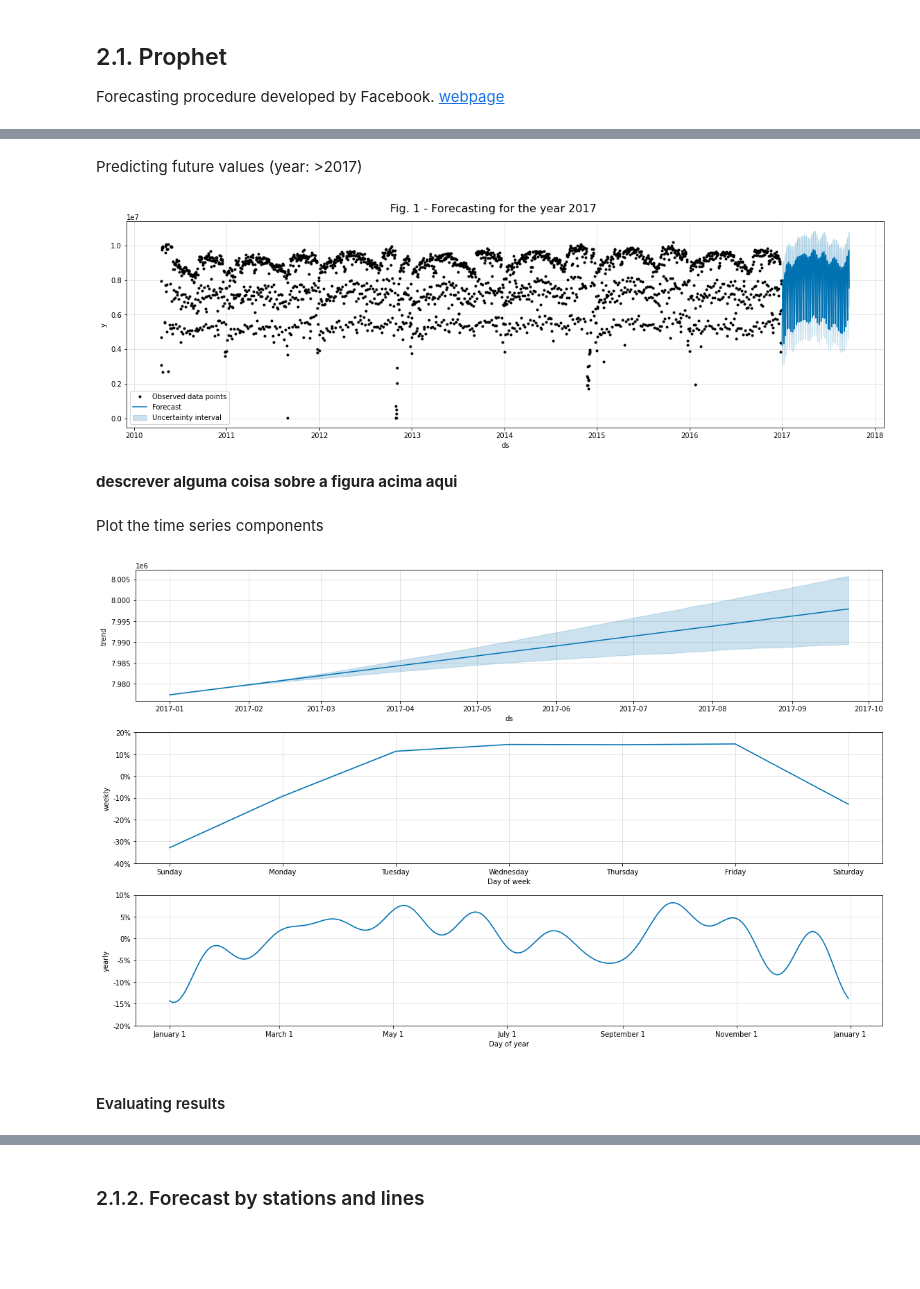
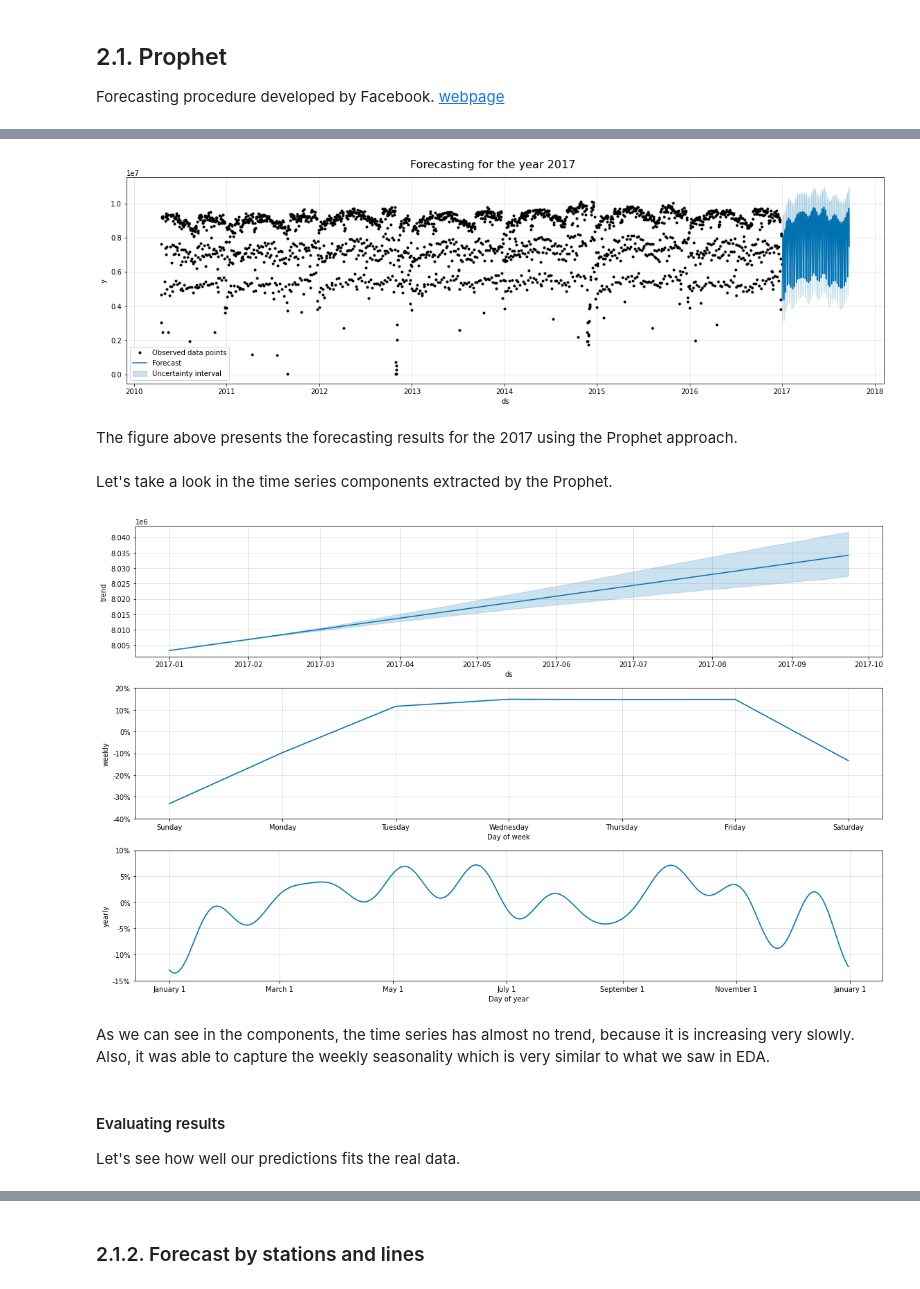
Before and after one commit to esgario/nyc-metro-forecasting, a Jupyter notebook: 2_forecasting.ipynb, the cells around one changed output, grey strips where cells are left out. Saved outputs shown, nothing was run; the diff lists cells and outputs as text; code cells hidden in the pictures; blank space fills up the shorter version.

```diff
--- a/2_forecasting.ipynb
+++ b/2_forecasting.ipynb
@@ -34,15 +45,15 @@ warnings.filterwarnings('ignore')
 # %%
 DATASET_FOLDER = 'dataset'
 
-STATION_TEST = '121 ST'
+STATION_TEST = '14 ST'
 
 LINE_TEST = '2345ACJZ'
 
 # Dataframe with traffic by station and day
-df_st = pd.read_csv(os.path.join(DATASET_FOLDER, 'daily_traffic_by_station.csv'), parse_dates=["datetime"])
+df_st = pd.read_parquet(os.path.join(DATASET_FOLDER, 'daily_traffic_by_station.parquet'))
 
 # Dataframe with traffic by linename and day
-df_ln = pd.read_csv(os.path.join(DATASET_FOLDER, 'daily_traffic_by_line.csv'), parse_dates=["datetime"])
+df_ln = pd.read_parquet(os.path.join(DATASET_FOLDER, 'daily_traffic_by_line.parquet'))
 
 # Dataframe with the total traffic by day
 df_tot = df_ln.groupby('datetime').traffic.sum().reset_index()
@@ -82,4 +93,2 @@ m.fit(df_train)
 <prophet.forecaster.Prophet at 0x...>
-# %% [markdown]
-Predicting future values (year: >2017)
 # %%
@@ -87,19 +96,24 @@ Predicting future values (year: >2017)
 future = m.make_future_dataframe(periods=len(df_val), include_history=False)
 forecast = m.predict(future)
 # %%
-m.plot(forecast, figsize=(16, 5), include_legend=True).suptitle('Fig. 1 - Forecasting for the year 2017', size=16, y=1.01);
+m.plot(forecast, figsize=(16, 5), include_legend=True).suptitle('Forecasting for the year 2017', size=16, y=1.01);
 # %% [output]
-[figure, old version]
+[figure, new version]
 # %% [markdown]
-**descrever alguma coisa sobre a figura acima aqui**
+The figure above presents the forecasting results for the 2017 using the Prophet approach.
 # %% [markdown]
-Plot the time series components
+Let's take a look in the time series components extracted by the Prophet.
 # %%
-fig2 = m.plot_components(forecast, figsize=(16, 10))
+m.plot_components(forecast, figsize=(16, 10));
 # %% [output]
-[figure, old version]
+[figure, new version]
+# %% [markdown]
+As we can see in the components, the time series has almost no trend, because it is increasing very slowly. Also,
+it was able to capture the weekly seasonality which is very similar to what we saw in EDA.
 # %% [markdown]
 #### Evaluating results
+
+Let's see how well our predictions fits the real data.
 # %%
 y_true = df_val.y.values
 y_pred = forecast.yhat.values
```
Also changed, not shown: parts of 54 cells of this notebook, 1 other file.
